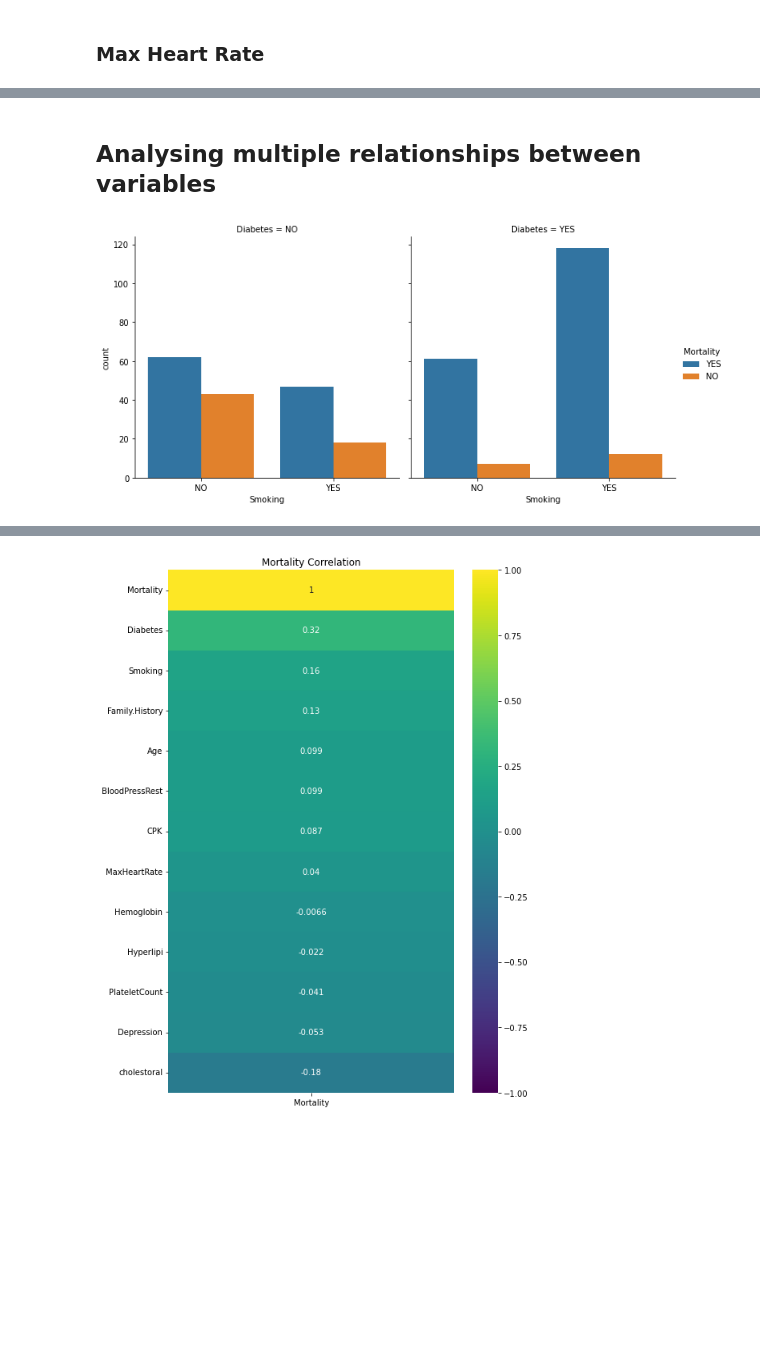
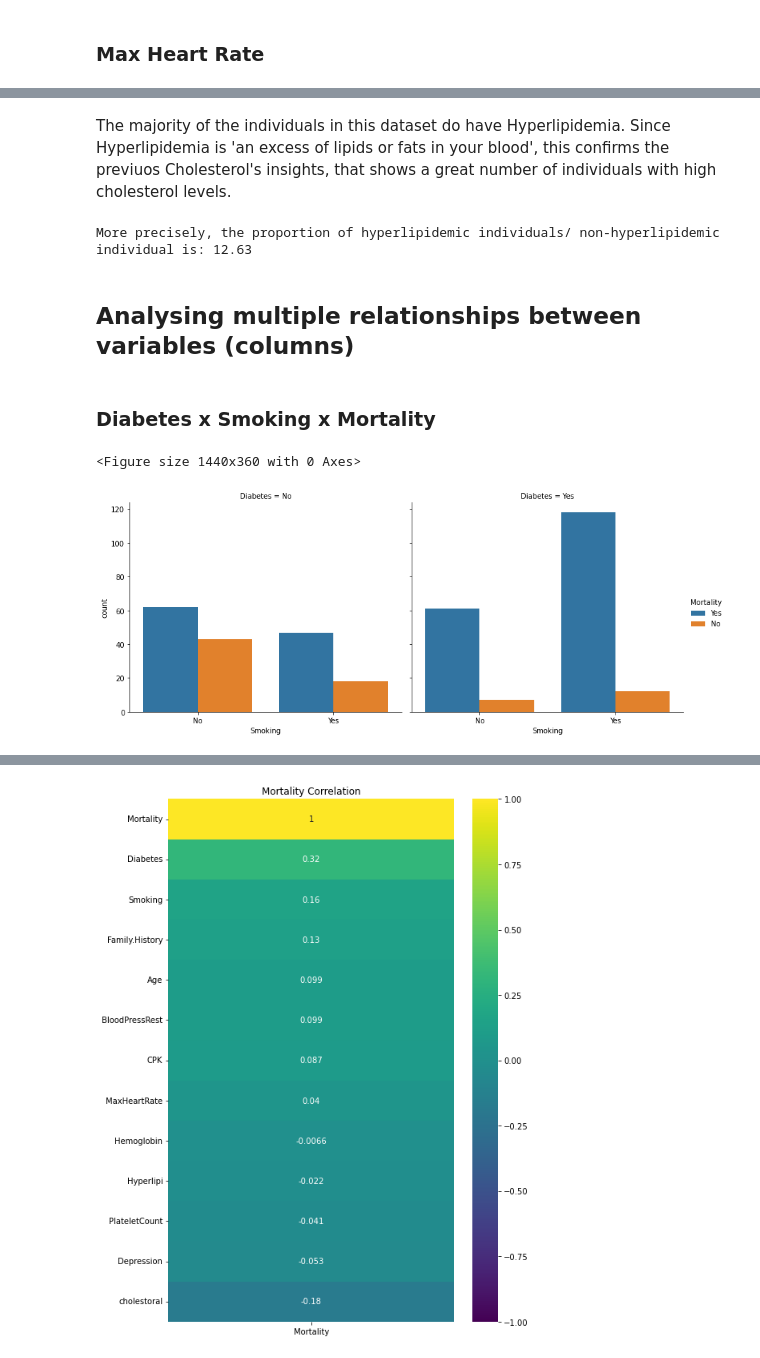
Before and after one commit to RenanGroot/EDA-Heart-Failure, a Jupyter notebook: Heart-Failure-EDA.ipynb, the cells around one changed output, grey strips where cells are left out. Saved outputs shown, nothing was run; the diff lists cells and outputs as text; code cells hidden in the pictures; blank space fills up the shorter version.

Commit message:
Jupyternotebook Update

```diff
--- a/Heart-Failure-EDA.ipynb
+++ b/Heart-Failure-EDA.ipynb
@@ -942,10 +967,25 @@ The main diference between the groups is that the Survivor's has a wider Quartil
+# %% [markdown]
+The majority of the individuals in this dataset do have Hyperlipidemia. Since Hyperlipidemia is 'an excess of lipids or fats in your blood', this confirms the previuos Cholesterol's insights, that shows a great number of individuals with high cholesterol levels.
+# %%
+val_count_hyperlip = df_numeric["Hyperlipi"].replace({0:"No",1:"Yes"}).value_counts()
+print("More precisely, the proportion of hyperlipidemic individuals/ non-hyperlipidemic individual is: " +
+      str((val_count_hyperlip["Yes"]/val_count_hyperlip["No"]).round(2)))
+# %% [output]
+More precisely, the proportion of hyperlipidemic individuals/ non-hyperlipidemic individual is: 12.63
 # %% [markdown]
-## Analysing multiple relationships between variables
+## Analysing multiple relationships between variables (columns)
+# %% [markdown]
+### Diabetes x Smoking x Mortality
 # %%
-# Graph relating Diabetes, Smoking and Mortality
-#TODO (This relational Graph may be showed later)
-catplot_m_d_s = sns.catplot(data=df_categorical, x="Smoking", kind="count", hue="Mortality", col="Diabetes")
+# Configuring plot figure size
+plt.figure(figsize=(20,5))
 
+# Plot relating Diabetes, Smoking and Mortality
+catplot_m_d_s = sns.catplot(data=df_numeric.replace({1:"Yes",0:"No"}), x="Smoking", kind="count", hue="Mortality",
+                            col="Diabetes", aspect=10.5/9)
+
+# Showing plot on JupyterNotebook
 plt.show()
 # %% [output]
+<Figure size 1440x360 with 0 Axes>
-[figure, old version]
+[figure, new version]
```
Also changed, not shown: parts of 33 cells of this notebook.
